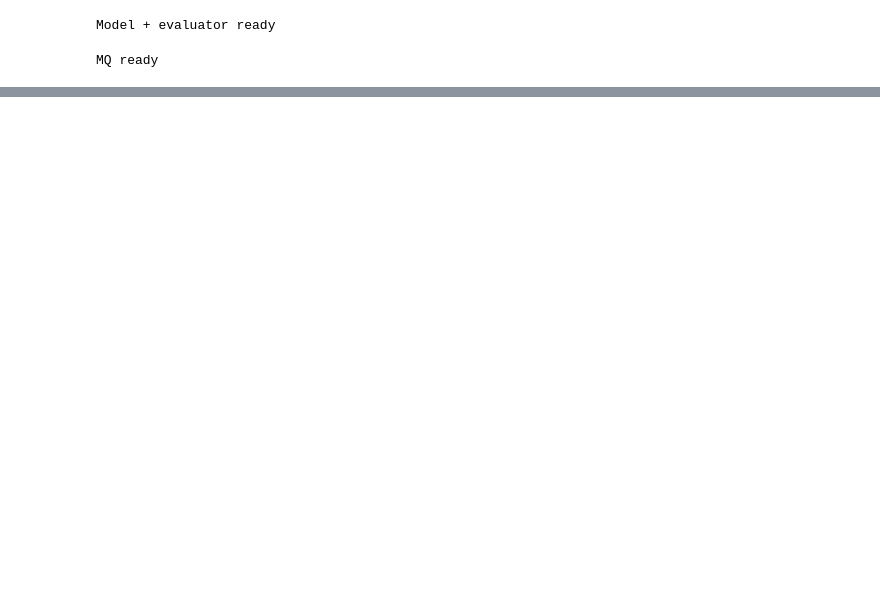
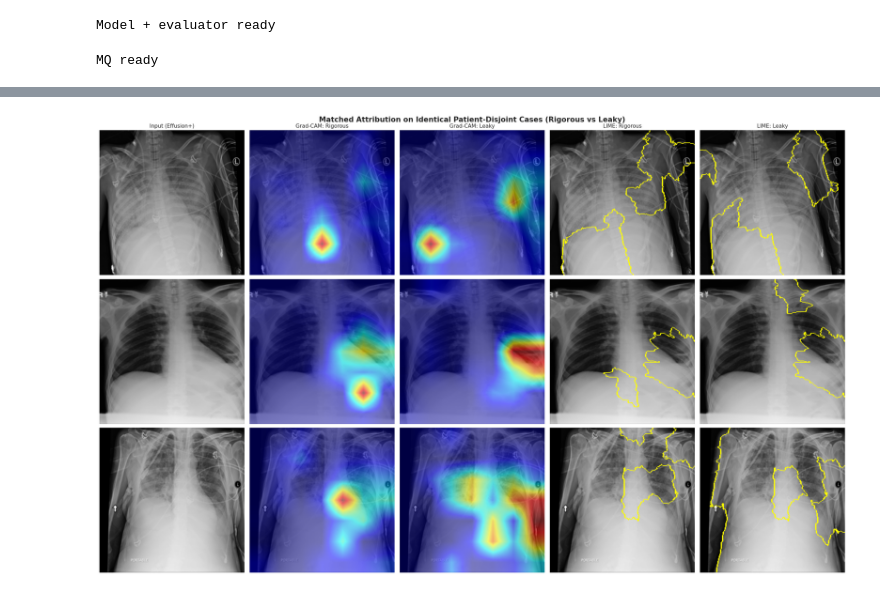
Before and after one commit to sunjilkh/Patient-level-versus-image-level-data-splitting-a-controlled-multi-modality-study-of-leakage-induce, a Jupyter notebook: NIH_ChestXray_Leakage_Study.ipynb, the cells around one changed output, grey strips where cells are left out. Drawn from its saved outputs; the diff is of its cells as text; code cells hidden in the pictures; blank space fills up the shorter version.

```diff
--- a/NIH_ChestXray_Leakage_Study.ipynb
+++ b/NIH_ChestXray_Leakage_Study.ipynb
@@ -41,7 +112,7 @@ OUT=Path('/kaggle/working/q1'); OUT.mkdir(exist_ok=True)
 # %%
 # Auto-detect NIH dataset path
 def find_nih():
-    for p in ['/kaggle/input/data','/kaggle/input/datasets/organizations/nih-chest-xrays/data','/kaggle/input/chest-xray-nihcc']:
+    for p in ['/kaggle/input/datasets/nih-chest-xrays/data']:
         csvs = list(Path(p).rglob('Data_Entry_2017.csv'))
         if csvs: return Path(p), csvs[0]
     raise FileNotFoundError('Add nih-chest-xrays dataset to this notebook')
@@ -162,27 +249,29 @@ print('MQ ready')
 MQ ready
 # %%
 def train(tr,te,fold,name):
-    print(f'  [F{fold}] {name}  tr={len(tr)} te={len(te)}')
+    print(f'  [F{fold}] {name}  tr={len(tr)} te={len(te)}', flush=True)
     trL=dl(tr,aug=True); teL=dl(te,aug=False,sh=False)
     m=mkmodel(); opt=torch.optim.Adam(m.parameters(),lr=LR,weight_decay=1e-4)
     sch=torch.optim.lr_scheduler.CosineAnnealingLR(opt,EPOCHS)
     fn=nn.CrossEntropyLoss(); best=0; bst=None; cnt=0
     for ep in range(EPOCHS):
+        _ep_t=time.time()
         m.train()
         for x,y,_ in trL:
             x,y=x.to(DEVICE),y.to(DEVICE)
             opt.zero_grad(); fn(m(x),y).backward(); opt.step()
         sch.step()
         _,vauc,_,_,_,_,_=evl(m,teL)
+        print(f'      {name} F{fold} epoch {ep+1}/{EPOCHS}  valAUC={vauc:.4f}  ({time.time()-_ep_t:.0f}s)', flush=True)
         if vauc>best: best=vauc; bst={k:v.clone() for k,v in m.state_dict().items()}; cnt=0
         else:
             cnt+=1
-            if cnt>=PATIENCE: print(f'    early-stop ep{ep+1}'); break
+            if cnt>=PATIENCE: print(f'      {name} F{fold} early-stop at epoch {ep+1}', flush=True); break
     m.load_state_dict(bst)
     _,auc,acc,f1,yt,yp,ypr=evl(m,teL)
     q,s,ip=mq(m,te)
-    print(f'    AUC={auc:.4f} ACC={acc:.4f} F1={f1:.4f} MQ={q:.4f}')
+    print(f'    AUC={auc:.4f} ACC={acc:.4f} F1={f1:.4f} MQ={q:.4f}', flush=True)
     return dict(model=m,auc=auc,acc=acc,f1=f1,mq=q,sib=s,inter=ip,yt=yt,yp=yp,ypr=ypr)
 
-print('train() ready')
+print('train() ready (per-epoch heartbeat)')
 # %% [output]
@@ -535,0 +667,73 @@ Saving outputs and preparing zip archive in: /kaggle/working/q1
+# %%
+# ====== ADD-ON 1: MATCHED XAI (LEAKY vs RIGOROUS) ======
+from pytorch_grad_cam import GradCAM
+from pytorch_grad_cam.utils.model_targets import ClassifierOutputTarget
+from pytorch_grad_cam.utils.image import show_cam_on_image
+from lime import lime_image
+from skimage.segmentation import mark_boundaries
+from PIL import Image
+
+# Rigorous model = last patient-split fold (already trained); bring back to GPU
+rig_m = PR[-1]['model'].to(DEVICE); rig_m.eval()
+
+# Train (or resume) a MATCHED leaky (random-split) model on the last random fold
+_ti, _ei = rkf[-1]
+_trR = nih.iloc[_ti].reset_index(drop=True)
+_teR = nih.iloc[_ei].reset_index(drop=True)
+leaky_m = load_model_ckpt(mkmodel, 'addon1_leaky')
+if leaky_m is None:
+    print('Training matched leaky model for XAI...')
+    leaky_res = train_arch(_trR, _teR, FOLDS, 'Leaky-XAI', mkmodel, keep_model=True)
+    leaky_m = leaky_res['model']; save_model_ckpt(leaky_m, 'addon1_leaky')
+    print('  saved checkpoint: addon1_leaky')
+else:
+    print('Loaded matched leaky XAI model from checkpoint')
+leaky_m.eval()
+
+# Same held-out positive (Effusion) cases from the PATIENT test fold (unseen by rigorous model)
+last_te = nih.iloc[gkf[-1][1]].reset_index(drop=True)
+pos_pool = last_te[last_te.Label == 1]
+n_show = min(3, len(pos_pool))
+xai_df = pos_pool.sample(n_show, random_state=42).reset_index(drop=True)
+
+base_r = rig_m.module if isinstance(rig_m, nn.DataParallel) else rig_m
+base_l = leaky_m.module if isinstance(leaky_m, nn.DataParallel) else leaky_m
+cam_r = GradCAM(model=rig_m, target_layers=[base_r.layer4[-1]])
+cam_l = GradCAM(model=leaky_m, target_layers=[base_l.layer4[-1]])
+lime_e = lime_image.LimeImageExplainer()
+pred_r = make_lime_pred(rig_m); pred_l = make_lime_pred(leaky_m)
+
+fig, axes = plt.subplots(n_show, 5, figsize=(22, 4.6*n_show))
+if n_show == 1: axes = axes.reshape(1, -1)
+cols = ['Input (Effusion+)', 'Grad-CAM: Rigorous', 'Grad-CAM: Leaky', 'LIME: Rigorous', 'LIME: Leaky']
+fig.suptitle('Matched Attribution on Identical Patient-Disjoint Cases (Rigorous vs Leaky)', fontsize=15, fontweight='bold')
+rig_bord, leaky_bord = [], []
+for i, (_, row) in enumerate(xai_df.iterrows()):
+    img = Image.open(row.filepath).convert('RGB').resize((IMG_SIZE, IMG_SIZE))
+    inp = np.array(img).astype(np.float32) / 255.0
+    t = BT(img).unsqueeze(0).to(DEVICE)
+    gcr = cam_r(input_tensor=t, targets=[ClassifierOutputTarget(1)])[0]
+    gcl = cam_l(input_tensor=t, targets=[ClassifierOutputTarget(1)])[0]
+    rig_bord.append(border_ratio(gcr)); leaky_bord.append(border_ratio(gcl))
+    er = lime_e.explain_instance(inp.astype('double'), pred_r, top_labels=1, hide_color=0, num_samples=300)
+    tr_, mr_ = er.get_image_and_mask(er.top_labels[0], positive_only=True, num_features=5, hide_rest=False)
+    el = lime_e.explain_instance(inp.astype('double'), pred_l, top_labels=1, hide_color=0, num_samples=300)
+    tl_, ml_ = el.get_image_and_mask(el.top_labels[0], positive_only=True, num_features=5, hide_rest=False)
+    panels = [inp, show_cam_on_image(inp, gcr, use_rgb=True), show_cam_on_image(inp, gcl, use_rgb=True),
+              mark_boundaries(tr_, mr_), mark_boundaries(tl_, ml_)]
+    for j, pan in enumerate(panels):
+        axes[i, j].imshow(pan); axes[i, j].axis('off')
+        if i == 0: axes[i, j].set_title(cols[j], fontsize=11)
+plt.tight_layout(); plt.savefig(OUT/'addon1_matched_xai.png', dpi=300, bbox_inches='tight'); plt.show()
+
+print('\n=== Peripheral (border) Grad-CAM mass: higher = more shortcut-like attention ===')
+print(f'  Rigorous model : {np.mean(rig_bord):.3f}')
+print(f'  Leaky model    : {np.mean(leaky_bord):.3f}')
+print(f'  Delta (Leaky - Rigorous): {np.mean(leaky_bord)-np.mean(rig_bord):+.3f}')
+pd.DataFrame({'sample': range(1, n_show+1), 'border_rigorous': rig_bord, 'border_leaky': leaky_bord}).to_csv(OUT/'addon1_border_ratio.csv', index=False)
+
+rig_m.to('cpu'); del leaky_m
+if 'leaky_res' in globals(): del leaky_res
+torch.cuda.empty_cache()
+print('Add-on 1 complete -> addon1_matched_xai.png, addon1_border_ratio.csv')
+# %% [output]
@@ -535,0 +751 @@ Saving outputs and preparing zip archive in: /kaggle/working/q1
+[figure, added]
```
Also changed, not shown: parts of 27 cells of this notebook, 4 other files.
